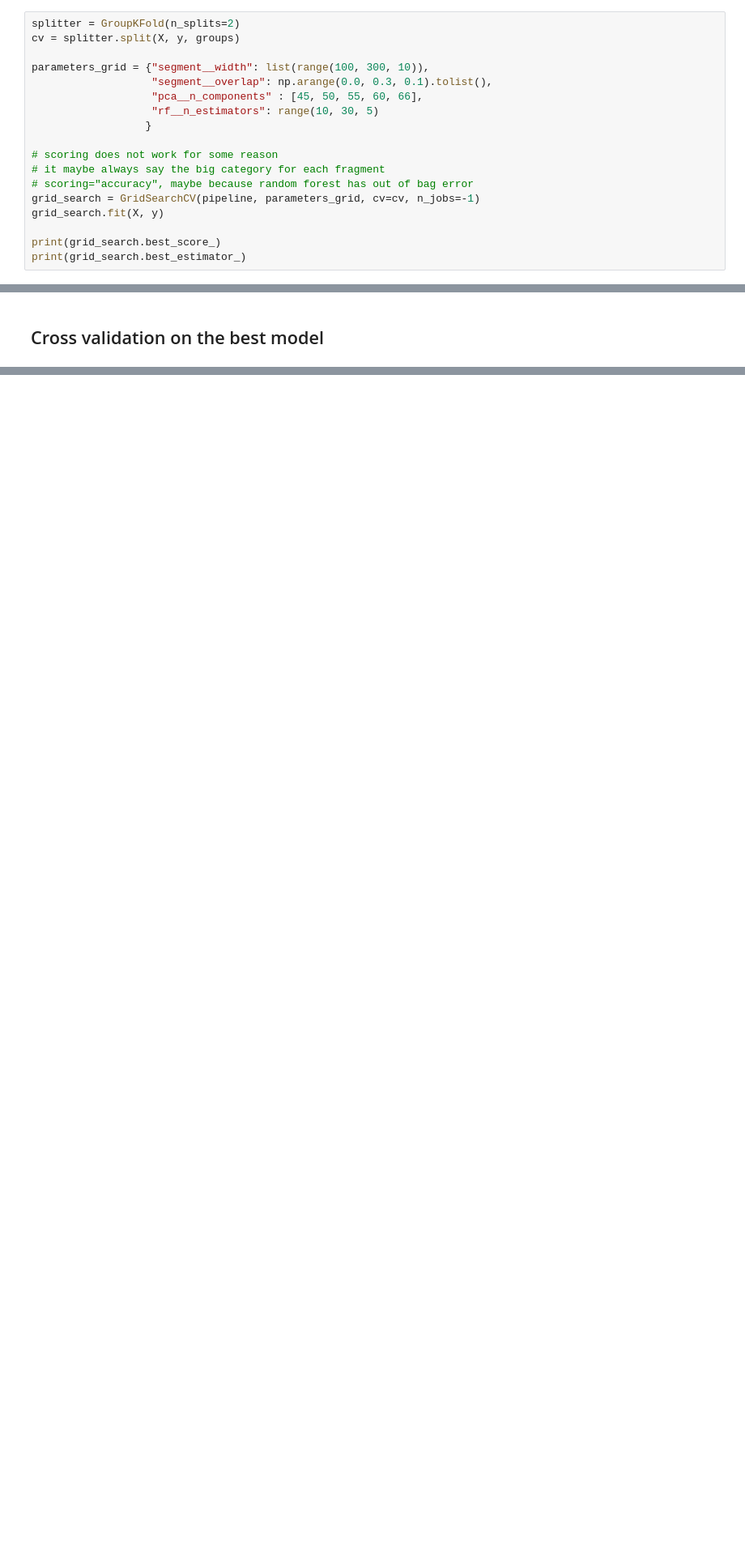
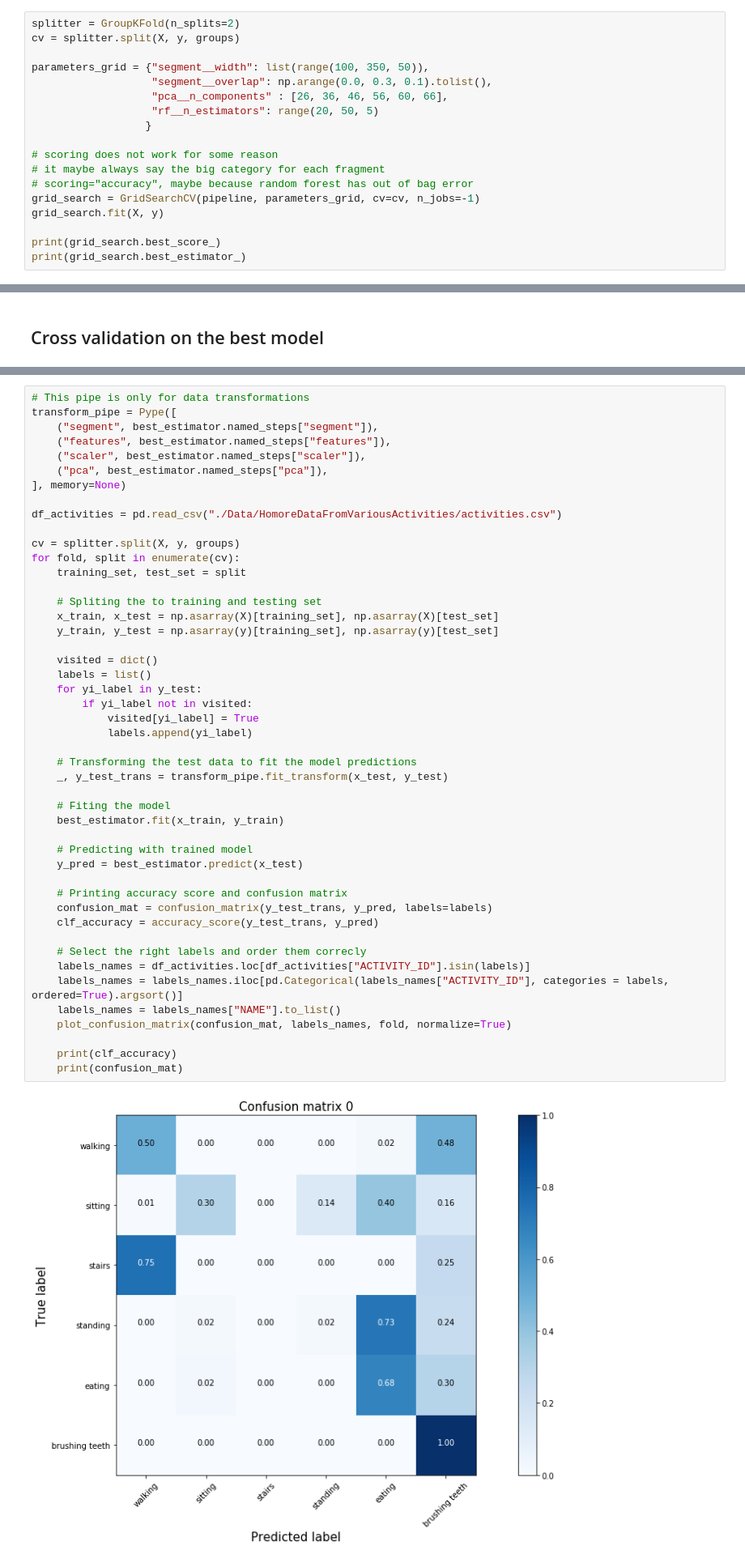
Before and after one commit to giorgosVardakas/Positional-Signal-Processing, a Jupyter notebook: Code with many persons data.ipynb, the cells around one changed output, grey strips where cells are left out. Shown at 81% size. Saved outputs shown, nothing was run; the diff lists cells and outputs as text; blank space fills up the shorter version.

Commit message:
Fixed the confusion matrix or I think I did. We need data.

```diff
--- a/Code with many persons data.ipynb
+++ b/Code with many persons data.ipynb
@@ -162,10 +168,10 @@ pipeline = Pype([
 splitter = GroupKFold(n_splits=2)
 cv = splitter.split(X, y, groups)
 
-parameters_grid = {"segment__width": list(range(100, 300, 10)),
+parameters_grid = {"segment__width": list(range(100, 350, 50)),
                    "segment__overlap": np.arange(0.0, 0.3, 0.1).tolist(),
-                   "pca__n_components" : [45, 50, 55, 60, 66],
-                   "rf__n_estimators": range(10, 30, 5)
+                   "pca__n_components" : [26, 36, 46, 56, 60, 66],
+                   "rf__n_estimators": range(20, 50, 5)
                   }
 
 # scoring does not work for some reason
@@ -208,0 +240,49 @@ results
+# %%
+# This pipe is only for data transformations
+transform_pipe = Pype([
+    ("segment", best_estimator.named_steps["segment"]),
+    ("features", best_estimator.named_steps["features"]),
+    ("scaler", best_estimator.named_steps["scaler"]),
+    ("pca", best_estimator.named_steps["pca"]),
+], memory=None)
+
+df_activities = pd.read_csv("./Data/HomoreDataFromVariousActivities/activities.csv")
+
+cv = splitter.split(X, y, groups)
+for fold, split in enumerate(cv):
+    training_set, test_set = split
+
+    # Spliting the to training and testing set
+    x_train, x_test = np.asarray(X)[training_set], np.asarray(X)[test_set]
+    y_train, y_test = np.asarray(y)[training_set], np.asarray(y)[test_set]
+
+    visited = dict()
+    labels = list()
+    for yi_label in y_test:
+        if yi_label not in visited:
+            visited[yi_label] = True
+            labels.append(yi_label)
+
+    # Transforming the test data to fit the model predictions
+    _, y_test_trans = transform_pipe.fit_transform(x_test, y_test)
+
+    # Fiting the model
+    best_estimator.fit(x_train, y_train)
+
+    # Predicting with trained model
+    y_pred = best_estimator.predict(x_test)
+
+    # Printing accuracy score and confusion matrix
+    confusion_mat = confusion_matrix(y_test_trans, y_pred, labels=labels)
+    clf_accuracy = accuracy_score(y_test_trans, y_pred)
+
+    # Select the right labels and order them correcly
+    labels_names = df_activities.loc[df_activities["ACTIVITY_ID"].isin(labels)]
+    labels_names = labels_names.iloc[pd.Categorical(labels_names["ACTIVITY_ID"], categories = labels, ordered=True).argsort()]
+    labels_names = labels_names["NAME"].to_list()
+    plot_confusion_matrix(confusion_mat, labels_names, fold, normalize=True)
+
+    print(clf_accuracy)
+    print(confusion_mat)
+# %% [output]
+[figure, added]
```
Also changed, not shown: parts of 15 cells of this notebook, 16 other files.
